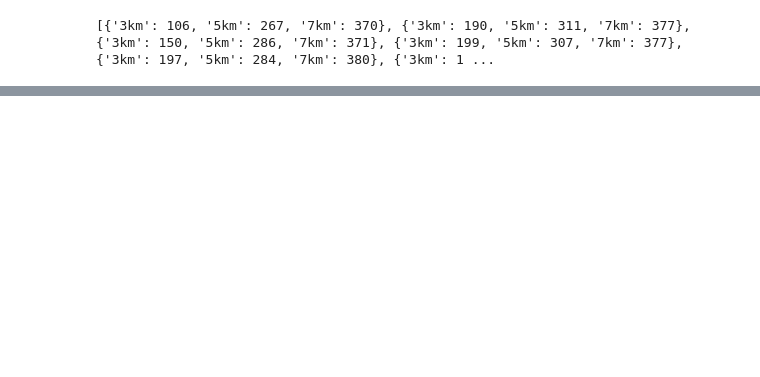
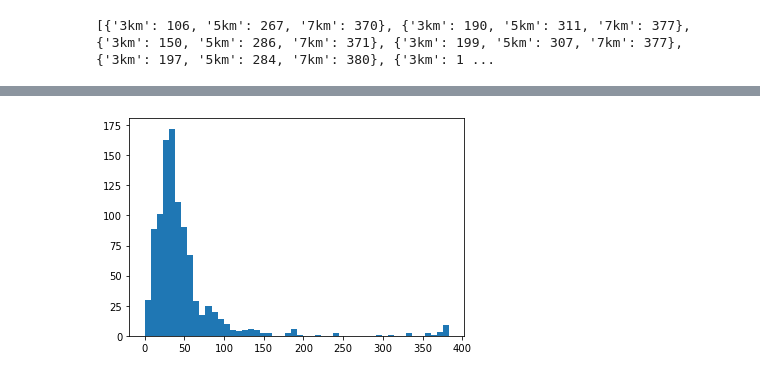
Before and after one commit to ITHwang/study_address_search, a Jupyter notebook: 동네별_근처_동네_개수_그래프_그리기.ipynb, the cells around one changed output, grey strips where cells are left out. Saved outputs shown, nothing was run; the diff lists cells and outputs as text; code cells hidden in the pictures; blank space fills up the shorter version.

```diff
--- a/동네별_근처_동네_개수_그래프_그리기.ipynb
+++ b/동네별_근처_동네_개수_그래프_그리기.ipynb
@@ -14,0 +32,5 @@ len(towns)
+# %%
+plt.hist(cnt['7km'], bins=50)
+plt.savefig('7km.png')
+# %% [output]
+[figure, added]
```
Also changed, not shown: parts of 5 cells of this notebook, 3 other files.
